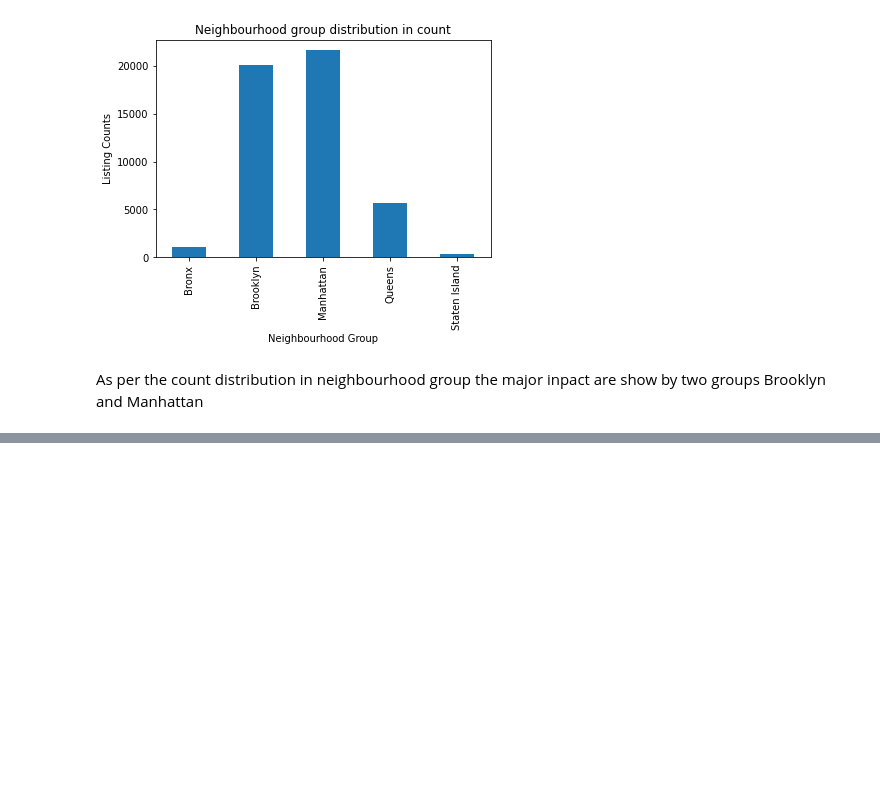
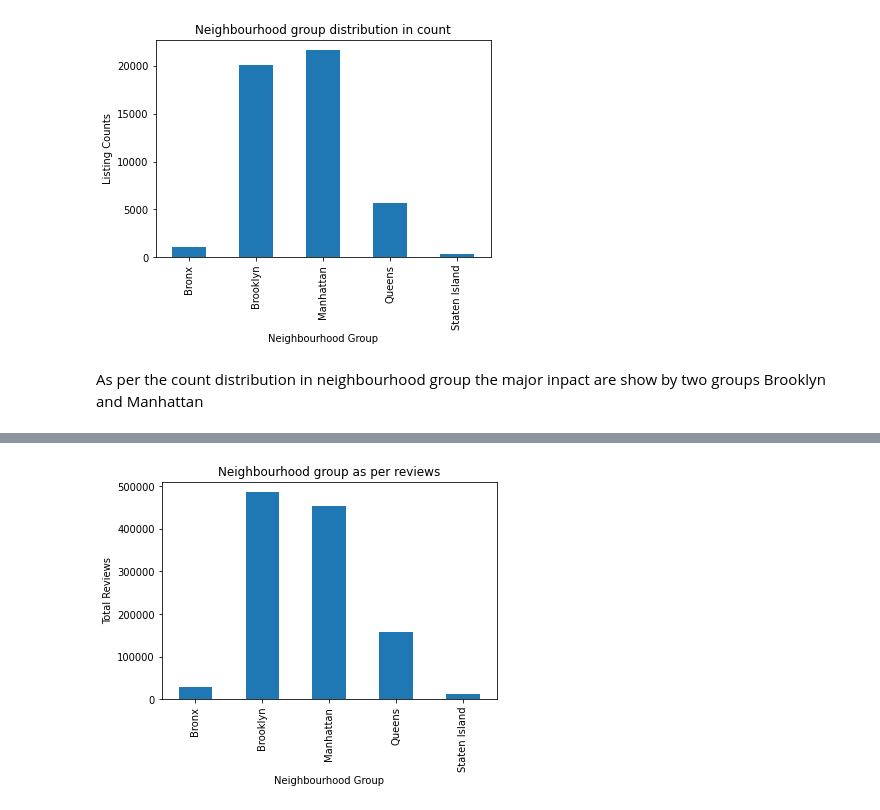
Before and after one commit to Pronoy2324/project, a Jupyter notebook: Airbnb.ipynb, the cells around one changed output, grey strips where cells are left out. Drawn from its saved outputs; the diff is of its cells as text; code cells hidden in the pictures; blank space fills up the shorter version.

```diff
--- a/Airbnb.ipynb
+++ b/Airbnb.ipynb
@@ -131,6 +131,8 @@ As we can conclude the manhattan have more important neighbourhood group among o
 # %%
-data.groupby(by=data['neighbourhood_group']).count()['id'].plot.bar()
+data.groupby(by=data['neighbourhood_group']).sum()['number_of_reviews'].plot.bar()
 plt.xlabel("Neighbourhood Group")
-plt.ylabel("Listing Counts")
-plt.title("Neighbourhood group distribution in count")
+plt.ylabel("Total Reviews")
+plt.title("Neighbourhood group as per reviews")
 plt.show()
+# %% [output]
+[figure, added]
```
Also changed, not shown: parts of 9 cells of this notebook.
